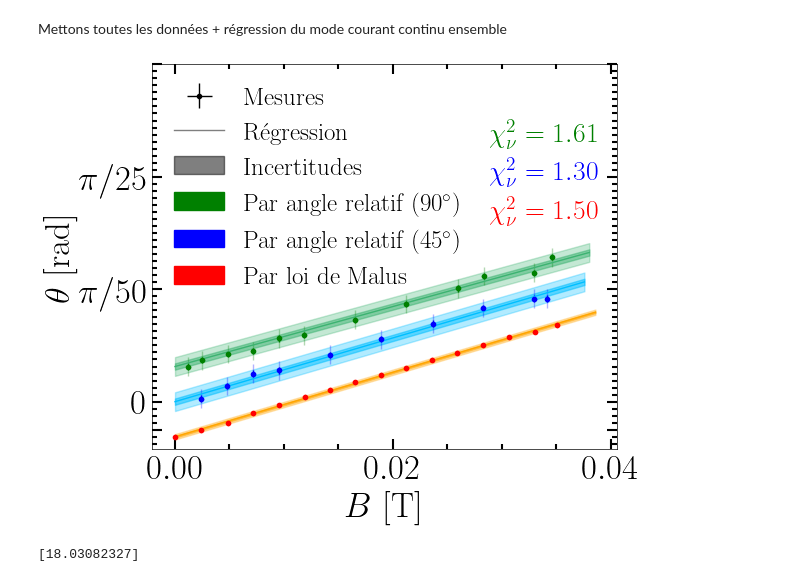
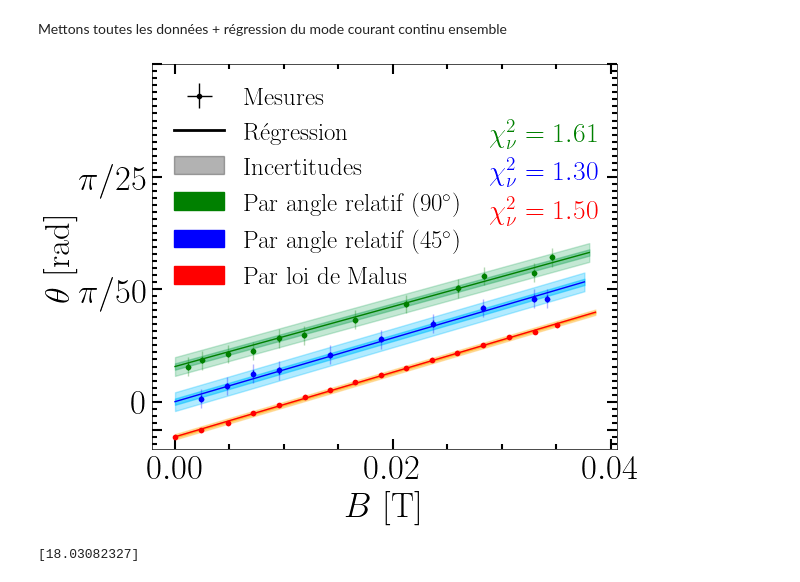
Before and after one commit to EnceladeCandy/phy3040, a Jupyter notebook: notebooks/faraday.ipynb, the cells around one changed output. Drawn from its saved outputs; the diff is of its cells as text; code cells hidden in the pictures.

```diff
--- a/notebooks/faraday.ipynb
+++ b/notebooks/faraday.ipynb
@@ -330,7 +330,7 @@ def plot_verdet(fig, ax, B_data, angle_data, std_B, std_angle, param_reg, color_
     ax.errorbar(B_data, angle_data + shift_angle,  fmt = ".", label = label_data, yerr = std_angle, xerr = std_B, color = color_data)
     ax.errorbar(B_data, angle_data+ shift_angle, fmt = ".", label = label_data, yerr = 3 * std_angle, xerr = 3 * std_B, color = color_data, alpha = 0.3)
 
-    ax.plot(B_fit, y_pred_fit, label = label_reg, color = color_reg)
+    ax.plot(B_fit, y_pred_fit, label = label_reg, color = color_data)
 
     k = 1
     ax.fill_between(
@@ -597,37 +656,37 @@ plot_verdet(
     angle_data = angle_3,
     std_B = std_B,
     std_angle = std_angle_malus,
     param_reg = param_fitted_3,
     shift_angle = -shift,
     color_data = "red",
     color_reg="orange",
     labels = False
 )
 
 ax.errorbar([], [], fmt = ".", color = "k", label = "Mesures", xerr=std_B, yerr=std_angle_extension)
-ax.plot([], [], color= "k", alpha = 0.5, label = "Régression")
-ax.fill_between([], [], [], color= "k", alpha = 0.5, label = "Incertitudes")
+ax.plot([], [], color= "k", alpha = 1, label = "Régression", lw = 2)
+ax.fill_between([], [], [], color= "k", alpha = 0.3, label = "Incertitudes")
 
 fontsize = 20
 ax.annotate(r"$\chi^2_\nu=%.2f$"%chi2_1, xy = (0.725, 0.8), xycoords = "axes fraction", color = "green", fontsize = fontsize)
 ax.annotate(r"$\chi^2_\nu=%.2f$"%chi2_2, xy = (0.725, 0.7), xycoords = "axes fraction", color = "blue", fontsize = fontsize)
 ax.annotate(r"$\chi^2_\nu=%.2f$"%chi2_3, xy = (0.725, 0.6), xycoords = "axes fraction", color = "red", fontsize = fontsize)
 ax.tick_params(which = 'major', axis = 'both', length = 7, width = 1.5)
 ax.tick_params(which = 'minor', axis = 'both', length = 3.5, width = 1.5)
 ax.fill_between([], [], [], color= "green", alpha = 1, label = r"Par angle relatif (90$^\circ$)")
 ax.fill_between([], [], [], color= "blue", alpha = 1, label = r"Par angle relatif (45$^\circ$)")
 ax.fill_between([], [], [], color= "red", alpha = 1, label = "Par loi de Malus")
 ax.set_yticks([-np.pi/200, 0, np.pi/50, np.pi/25, 3 * np.pi/50])
 ax.set_yticklabels(["", r"0", r"$\pi/50$", r"$\pi/25$", ""])
 handles, labels = plt.gca().get_legend_handles_labels()
-order = [5,0,1, 2, 3, 4]
+order = [5,0, 1, 2, 3, 4]
 
 # ax.set_ylim([-np.pi/100, 4* np.pi/100])
 ax.set_ylabel(r"$\theta$ [rad]", labelpad=0)
 ax.legend(loc = "upper left", handles = [handles[idx] for idx in order], labels = [labels[idx] for idx in order], fontsize = fontsize-2)
 plt.savefig(figure_folder + "methods_DC.pdf")
 # %% [output]
-[figure, old version]
+[figure, new version]
 # %%
 V=params_fitted/L
 print(V)
```
Also changed, not shown: parts of 30 cells of this notebook.
